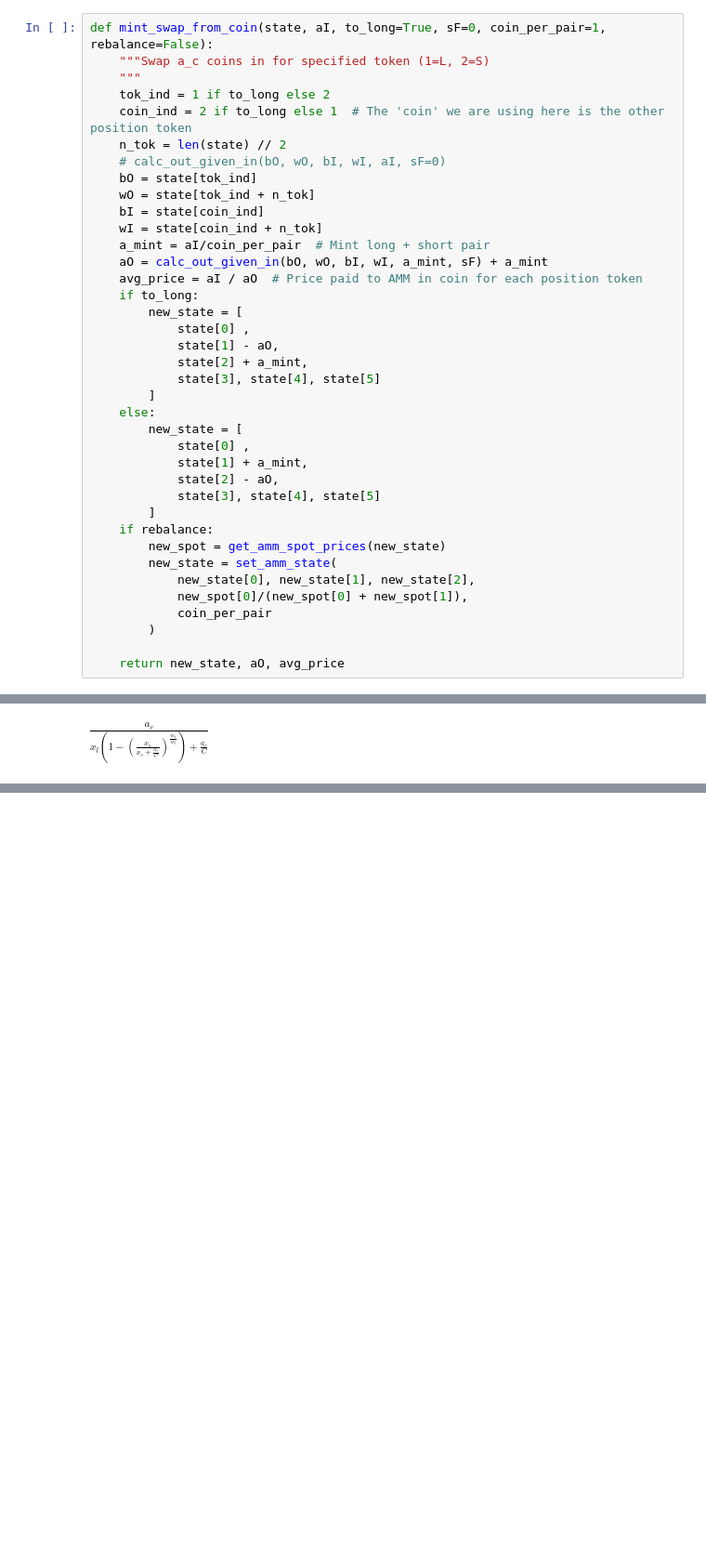
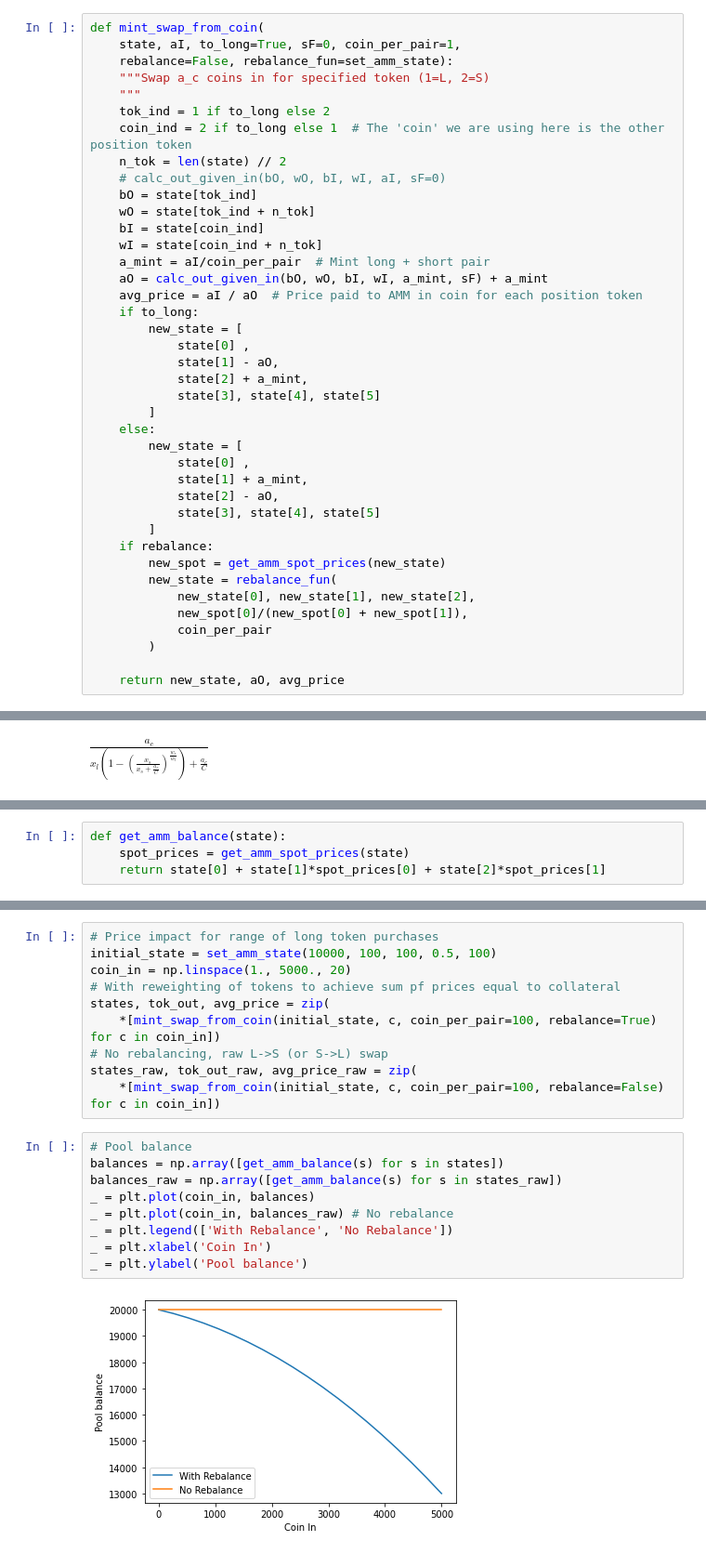
Before and after one commit to fetchai/mettalex-market-maker, a Jupyter notebook: amm_balancer.ipynb, the cells around one changed output, grey strips where cells are left out. Shown at 93% size. Drawn from its saved outputs; the diff is of its cells as text; blank space fills up the shorter version.

Commit message:
MEX-242 Simulate different swap routes, think I've found one that works

```diff
--- a/amm_balancer.ipynb
+++ b/amm_balancer.ipynb
@@ -445,7 +454,9 @@ _ = plt.ylabel('Spot Price')
 ## Trading - swaps with minting
 The simple swap from coin to a position token increases the price of the other position token as well, which creates an arbitrage opportunity.  To avoid this we instead mint a long and short pair from the input coin then swap the unwanted position.
 # %%
-def mint_swap_from_coin(state, aI, to_long=True, sF=0, coin_per_pair=1, rebalance=False):
+def mint_swap_from_coin(
+    state, aI, to_long=True, sF=0, coin_per_pair=1,
+    rebalance=False, rebalance_fun=set_amm_state):
     """Swap a_c coins in for specified token (1=L, 2=S)
     """
     tok_ind = 1 if to_long else 2
@@ -475,7 +486,7 @@ def mint_swap_from_coin(state, aI, to_long=True, sF=0, coin_per_pair=1, rebalanc
         ]
     if rebalance:
         new_spot = get_amm_spot_prices(new_state)
-        new_state = set_amm_state(
+        new_state = rebalance_fun(
             new_state[0], new_state[1], new_state[2],
             new_spot[0]/(new_spot[0] + new_spot[1]),
             coin_per_pair
@@ -542,0 +561,4 @@ $\displaystyle \frac{a_{c}}{x_{l} \left(1 - \left(\frac{x_{s}}{x_{s} + \frac{a_{
+# %%
+def get_amm_balance(state):
+    spot_prices = get_amm_spot_prices(state)
+    return state[0] + state[1]*spot_prices[0] + state[2]*spot_prices[1]
@@ -542,0 +569,21 @@ $\displaystyle \frac{a_{c}}{x_{l} \left(1 - \left(\frac{x_{s}}{x_{s} + \frac{a_{
+# %%
+# Price impact for range of long token purchases
+initial_state = set_amm_state(10000, 100, 100, 0.5, 100)
+coin_in = np.linspace(1., 5000., 20)
+# With reweighting of tokens to achieve sum pf prices equal to collateral
+states, tok_out, avg_price = zip(
+    *[mint_swap_from_coin(initial_state, c, coin_per_pair=100, rebalance=True) for c in coin_in])
+# No rebalancing, raw L->S (or S->L) swap
+states_raw, tok_out_raw, avg_price_raw = zip(
+    *[mint_swap_from_coin(initial_state, c, coin_per_pair=100, rebalance=False) for c in coin_in])
+# %%
+# Pool balance
+balances = np.array([get_amm_balance(s) for s in states])
+balances_raw = np.array([get_amm_balance(s) for s in states_raw])
+_ = plt.plot(coin_in, balances)
+_ = plt.plot(coin_in, balances_raw) # No rebalance
+_ = plt.legend(['With Rebalance', 'No Rebalance'])
+_ = plt.xlabel('Coin In')
+_ = plt.ylabel('Pool balance')
+# %% [output]
+[figure, added]
```
Also changed, not shown: parts of 43 cells of this notebook.
